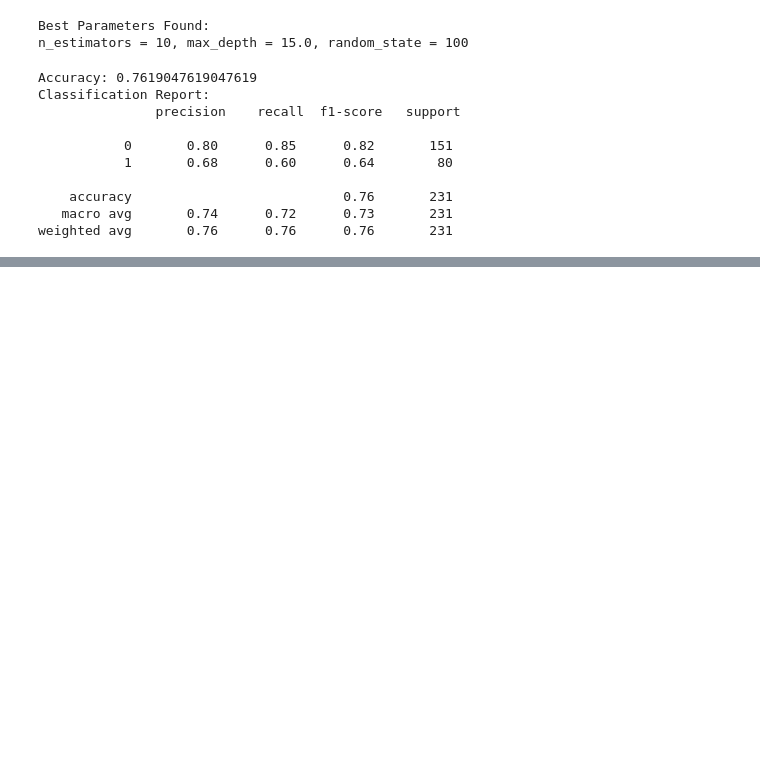
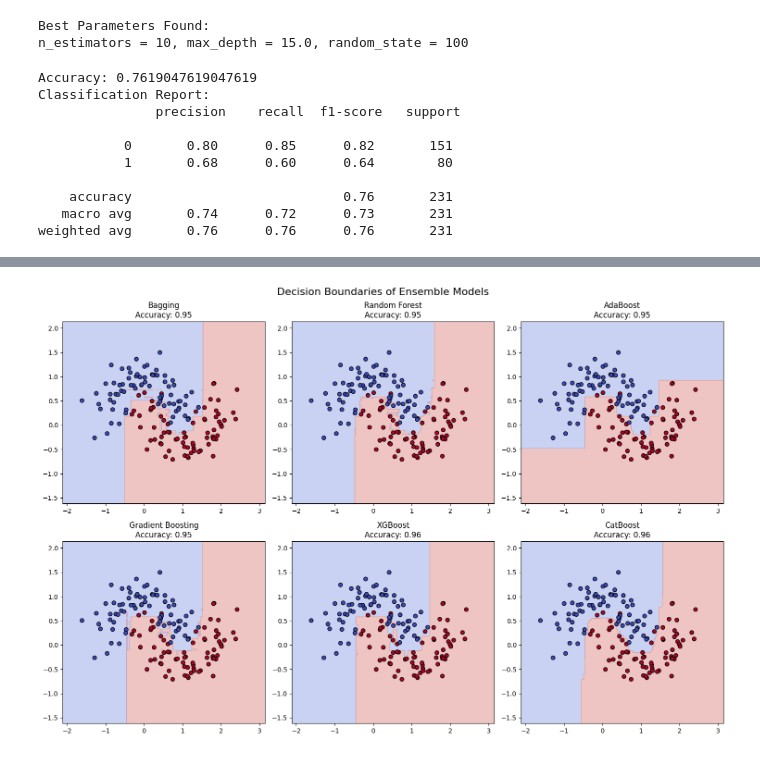
Before and after one commit to PochampellyDeekshitha/MachineLearning, a Jupyter notebook: WEEK8.ipynb, the cells around one changed output, grey strips where cells are left out. Cells and saved outputs as stored; diff of their text form; code cells hidden in the pictures; blank space fills up the shorter version.

```diff
--- a/WEEK8.ipynb
+++ b/WEEK8.ipynb
@@ -317,0 +538,46 @@ weighted avg       0.76      0.76      0.76       231
+# %%
+# 8.
+import numpy as np
+import matplotlib.pyplot as plt
+import seaborn as sns
+from sklearn.datasets import make_moons, load_diabetes
+from sklearn.model_selection import train_test_split
+from sklearn.ensemble import (
+    BaggingClassifier, RandomForestClassifier,
+    AdaBoostClassifier, GradientBoostingClassifier
+)
+from xgboost import XGBClassifier
+from catboost import CatBoostClassifier
+from sklearn.metrics import accuracy_score
+import warnings
+warnings.filterwarnings('ignore')
+
+X, y = make_moons(n_samples=500, noise=0.25, random_state=42)
+X_train, X_test, y_train, y_test = train_test_split(X, y, test_size=0.3, random_state=42)
+
+models = {
+    "Bagging": BaggingClassifier(n_estimators=50, random_state=42),
+    "Random Forest": RandomForestClassifier(n_estimators=100, random_state=42),
+    "AdaBoost": AdaBoostClassifier(n_estimators=100, learning_rate=0.5, random_state=42),
+    "Gradient Boosting": GradientBoostingClassifier(n_estimators=100, learning_rate=0.1, random_state=42),
+    "XGBoost": XGBClassifier(n_estimators=100, learning_rate=0.1, use_label_encoder=False, eval_metric='logloss'),
+    "CatBoost": CatBoostClassifier(iterations=100, learning_rate=0.1, verbose=0)
+}
+plt.figure(figsize=(15, 10))
+for i, (name, model) in enumerate(models.items()):
+    model.fit(X_train, y_train)
+    x_min, x_max = X[:, 0].min() - 0.5, X[:, 0].max() + 0.5
+    y_min, y_max = X[:, 1].min() - 0.5, X[:, 1].max() + 0.5
+    xx, yy = np.meshgrid(np.linspace(x_min, x_max, 300),
+                         np.linspace(y_min, y_max, 300))
+    Z = model.predict(np.c_[xx.ravel(), yy.ravel()]).reshape(xx.shape)
+    acc = accuracy_score(y_test, model.predict(X_test))
+    plt.subplot(2, 3, i + 1)
+    plt.contourf(xx, yy, Z, cmap='coolwarm', alpha=0.3)
+    plt.scatter(X_test[:, 0], X_test[:, 1], c=y_test, cmap='coolwarm', edgecolors='k')
+    plt.title(f"{name}\nAccuracy: {acc:.2f}")
+plt.suptitle("Decision Boundaries of Ensemble Models", fontsize=16)
+plt.tight_layout()
+plt.show()
+# %% [output]
+[figure, added]
```
Also changed, not shown: parts of 16 cells of this notebook.
